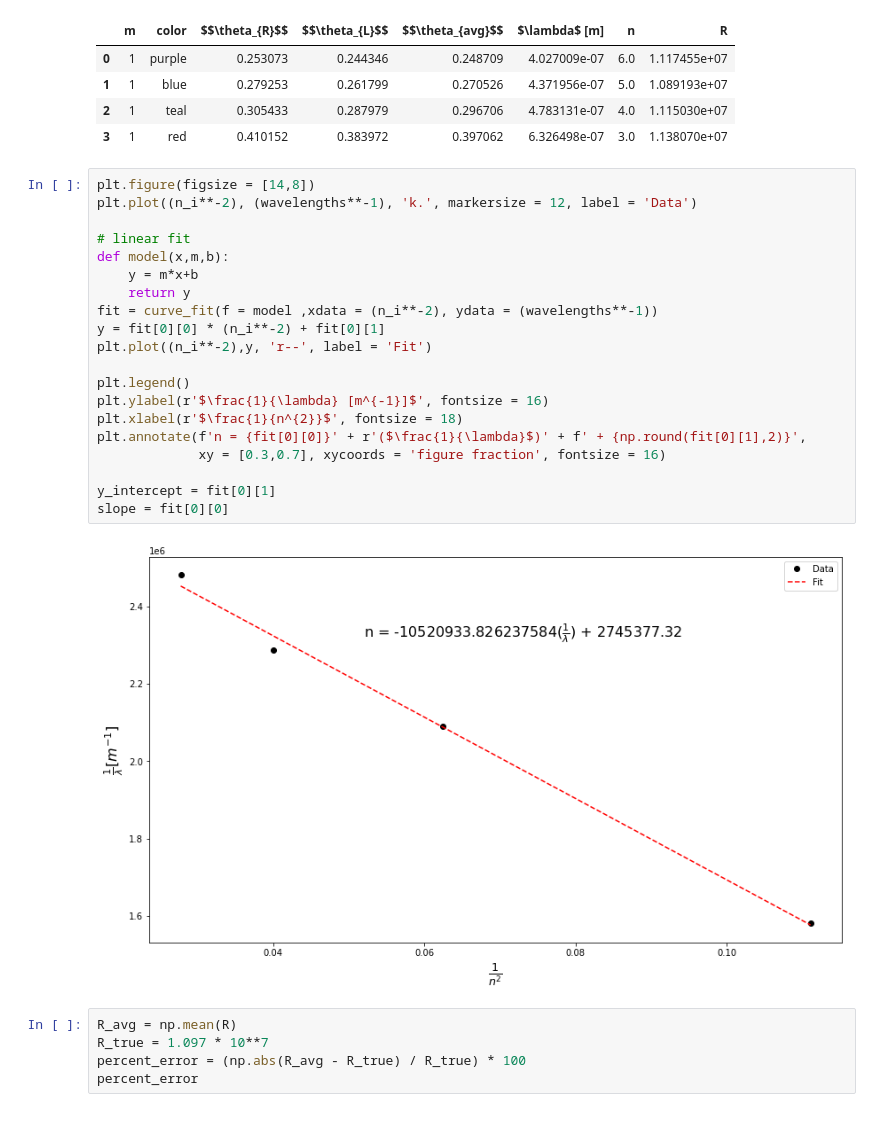
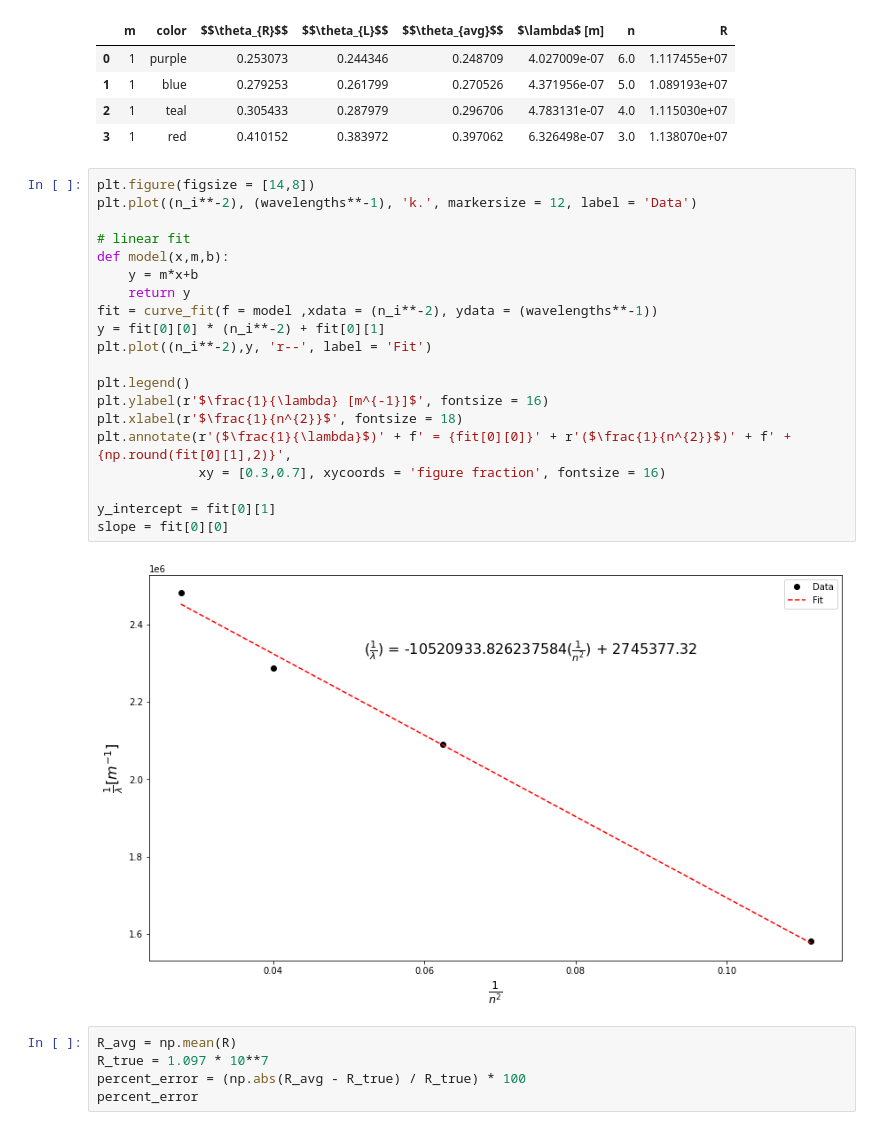
Before and after one commit to wbroem/Phys224, a Jupyter notebook: Lab_Analyses.ipynb, the cells around one changed output. Saved outputs shown, nothing was run; the diff lists cells and outputs as text.

Commit message:
fixed graph label for Lab 10

```diff
--- a/Lab_Analyses.ipynb
+++ b/Lab_Analyses.ipynb
@@ -498,25 +498,25 @@ table2
 # %%
 plt.figure(figsize = [14,8])
 plt.plot((n_i**-2), (wavelengths**-1), 'k.', markersize = 12, label = 'Data')
 
 # linear fit
 def model(x,m,b):
     y = m*x+b
     return y
 fit = curve_fit(f = model ,xdata = (n_i**-2), ydata = (wavelengths**-1))
 y = fit[0][0] * (n_i**-2) + fit[0][1]
 plt.plot((n_i**-2),y, 'r--', label = 'Fit')
 
 plt.legend()
 plt.ylabel(r'$\frac{1}{\lambda} [m^{-1}]$', fontsize = 16)
 plt.xlabel(r'$\frac{1}{n^{2}}$', fontsize = 18)
-plt.annotate(f'n = {fit[0][0]}' + r'($\frac{1}{\lambda}$)' + f' + {np.round(fit[0][1],2)}',
+plt.annotate(r'($\frac{1}{\lambda}$)' + f' = {fit[0][0]}' + r'($\frac{1}{n^{2}}$)' + f' + {np.round(fit[0][1],2)}',
              xy = [0.3,0.7], xycoords = 'figure fraction', fontsize = 16)
 
 y_intercept = fit[0][1]
 slope = fit[0][0]
 # %% [output]
-[figure, old version]
+[figure, new version]
 # %%
 R_avg = np.mean(R)
 R_true = 1.097 * 10**7
```
